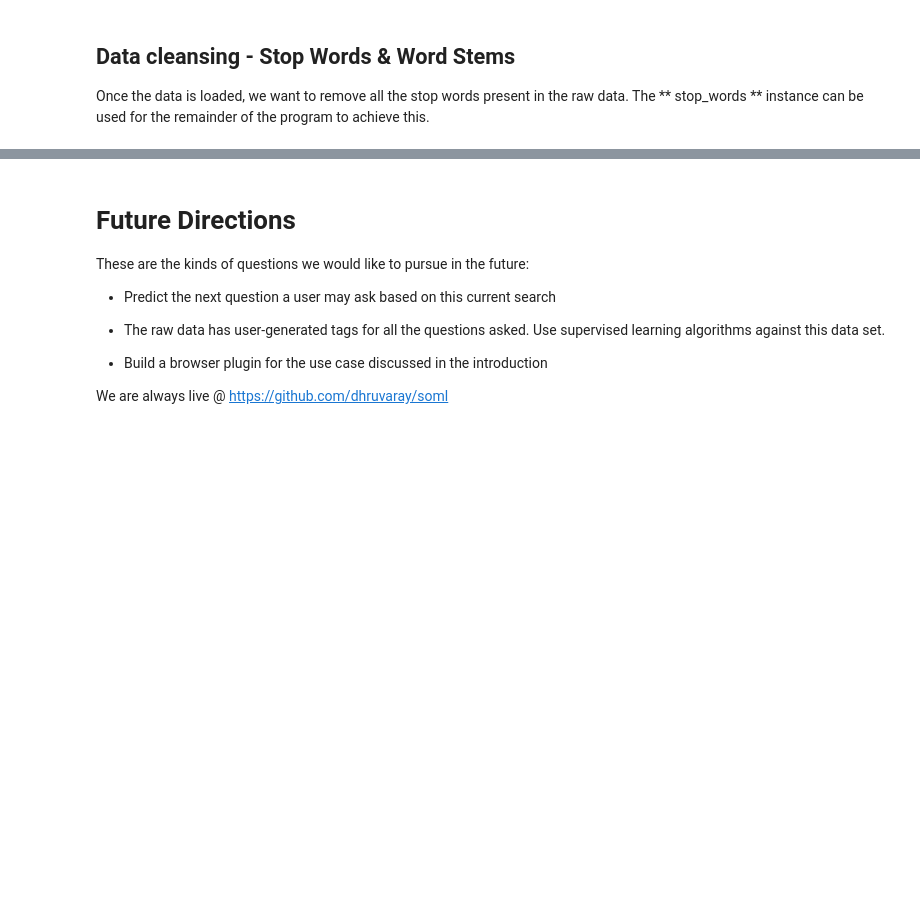
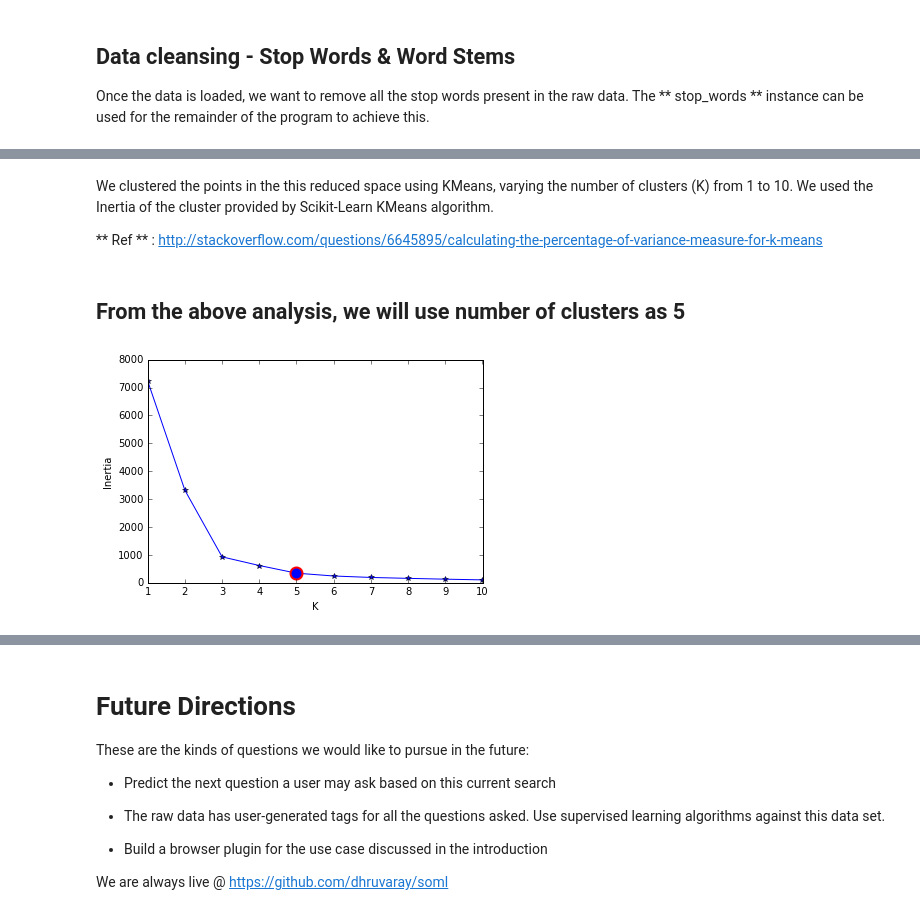
Before and after one commit to dhruvaray/soml, a Jupyter notebook: index.ipynb, the cells around one changed output, grey strips where cells are left out. Drawn from its saved outputs; the diff is of its cells as text; code cells hidden in the pictures; blank space fills up the shorter version.

Commit message:
updated with kmeans, wordcloud and descriptions.

```diff
--- a/index.ipynb
+++ b/index.ipynb
@@ -180,0 +248,51 @@ corpus = [dictionary.doc2bow(post) for post in allposts]
+# %%
+# Get LSI Model
+lsi = get_lsi_model(force=True)
+# %% [markdown]
+We clustered the points in the this reduced space using KMeans, varying the number of clusters (K) from 1 to 10.
+We used the Inertia of the cluster provided by Scikit-Learn KMeans algorithm.
+
+** Ref ** : http://stackoverflow.com/questions/6645895/calculating-the-percentage-of-variance-measure-for-k-means
+# %% [markdown]
+## From the above analysis, we will use number of clusters as 5
+# %%
+
+D = ''
+for vector in lsi[corpus]:
+    if 2 == len(vector):
+        #'1 2; 3 4' => 2 X 2
+        D = D + `round(vector[0][1],4)` + ' ' + `round(vector[1][1],4)` + ';'
+
+X = np.matrix(D[:-1])
+
+
+MAX_K = 10
+ks = range(1, MAX_K + 1)
+
+inertias = np.zeros(MAX_K)
+diff = np.zeros(MAX_K)
+diff2 = np.zeros(MAX_K)
+diff3 = np.zeros(MAX_K)
+for k in ks:
+    kmeans = KMeans(k).fit(X)
+    inertias[k - 1] = kmeans.inertia_
+    # first difference
+    if k > 1:
+        diff[k - 1] = inertias[k - 1] - inertias[k - 2]
+    # second difference
+    if k > 2:
+        diff2[k - 1] = diff[k - 1] - diff[k - 2]
+    # third difference
+    if k > 3:
+        diff3[k - 1] = diff2[k - 1] - diff2[k - 2]
+
+elbow = np.argmin(diff3[3:]) + 3
+
+plt.plot(ks, inertias, "b*-")
+plt.plot(ks[elbow], inertias[elbow], marker='o', markersize=12,
+         markeredgewidth=2, markeredgecolor='r', markerfacecolor=None)
+plt.ylabel("Inertia")
+plt.xlabel("K")
+plt.show()
+# %% [output]
+[figure, added]
```
Also changed, not shown: parts of 48 cells of this notebook, 10 other files.
